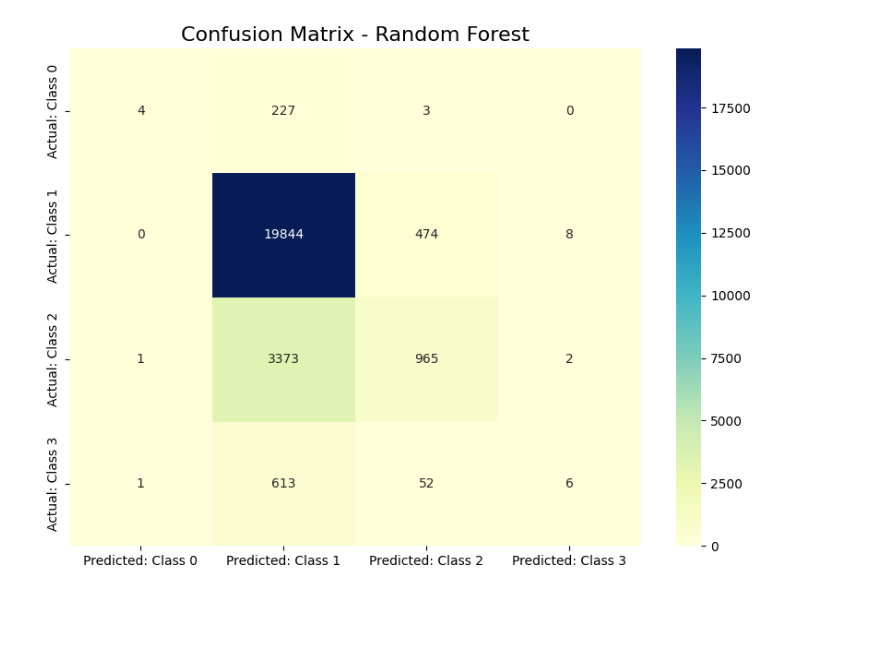
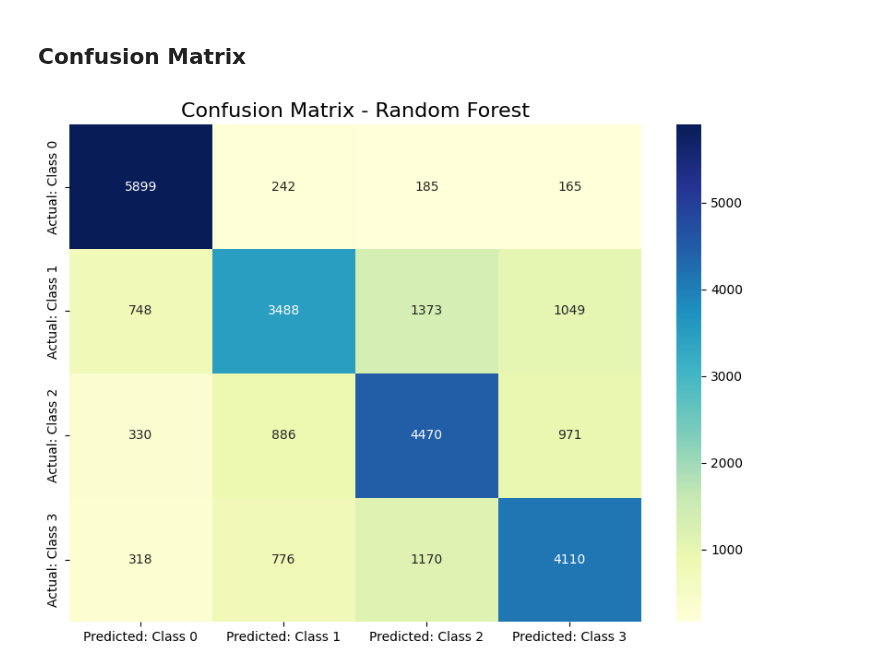
Before and after one commit to henry-bao/paml-final-project, a Jupyter notebook: src/model_evaluation.ipynb, the cells around one changed output. Saved outputs shown, nothing was run; the diff lists cells and outputs as text; code cells hidden in the pictures; blank space fills up the shorter version.

```diff
--- a/src/model_evaluation.ipynb
+++ b/src/model_evaluation.ipynb
@@ -9,6 +65,6 @@ import numpy as np
 # %%
 # Load the data
-df = pd.read_csv('../data/US_Accidents_March23_cleaned.csv')
+df = pd.read_csv('data/US_Accidents_March23_cleaned.csv')
 df.info()
 # %% [output]
 <class 'pandas.core.frame.DataFrame'>
@@ -115,5 +171,6 @@ class DecisionTree:
             return tree
 # %%
 # Load the models
-rf_model = load('../models/random_forest_model.pkl')
-dt_model = load('../models/decision_tree_model.pkl')
+rf_model = load('models/random_forest_model.pkl')
+dt_model = load('models/decision_tree_model.pkl')
+nb_model = load('models/naive_bayes_model.pkl')
@@ -157,14 +249,16 @@ weighted avg       0.78      0.81      0.77     25573
+# %% [markdown]
+## Confusion Matrix
 # %%
-confmat = confusion_matrix(y_true=y_test_rf, y_pred=y_pred_rf)
+confmat = confusion_matrix(y_true=y_test, y_pred=y_pred_rf)
 
 # Adjusting the labels for a 4-class model
 conf_matrix = pd.DataFrame(data=confmat,
                            columns=['Predicted: Class 0', 'Predicted: Class 1', 'Predicted: Class 2', 'Predicted: Class 3'],
                            index=['Actual: Class 0', 'Actual: Class 1', 'Actual: Class 2', 'Actual: Class 3'])
 
 plt.figure(figsize = (10, 7))  # Adjust the size as needed
 sns.heatmap(conf_matrix, annot=True, fmt='d', cmap="YlGnBu")
 plt.title("Confusion Matrix - Random Forest", fontsize=16)  # Adding title
 plt.show()
 # %% [output]
-[figure, old version]
+[figure, new version]
```
Also changed, not shown: parts of 20 cells of this notebook.
